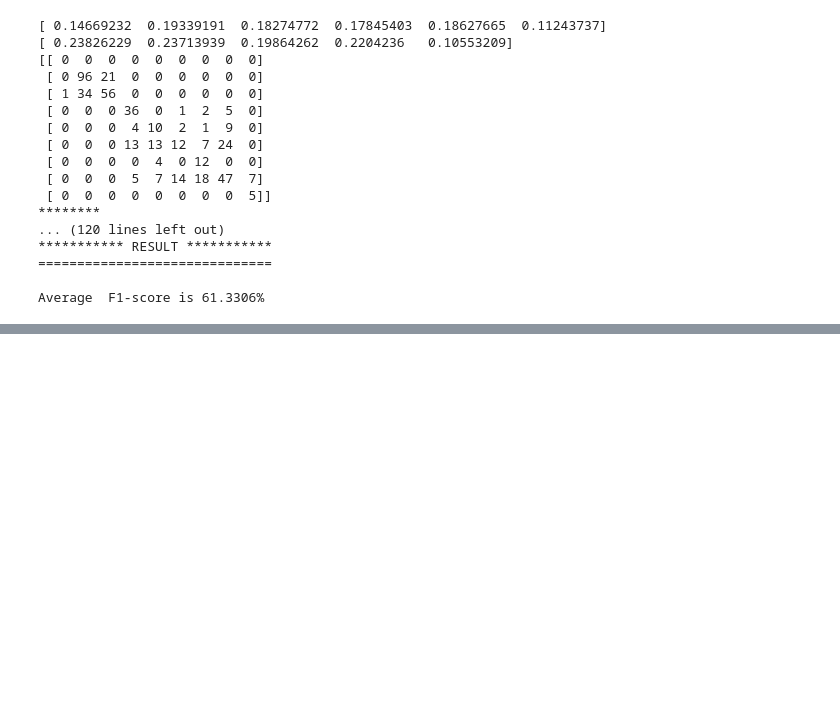
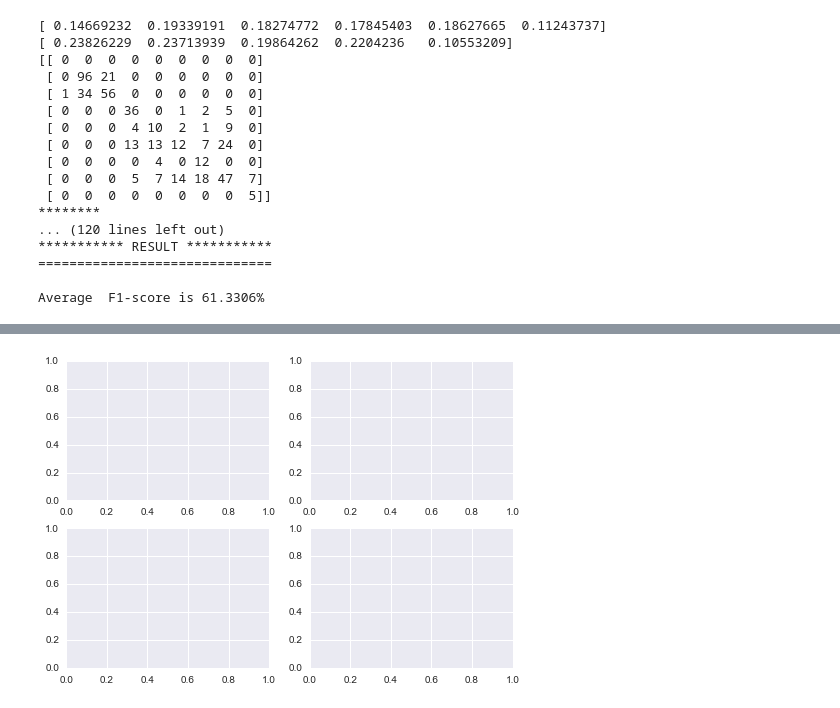
Before and after one commit to lperozzi/2016-ml-contest_liamlearn, a Jupyter notebook: Preparing_submission_v0.ipynb, the cells around one changed output, grey strips where cells are left out. Drawn from its saved outputs; the diff is of its cells as text; code cells hidden in the pictures; blank space fills up the shorter version.

```diff
--- a/Preparing_submission_v0.ipynb
+++ b/Preparing_submission_v0.ipynb
@@ -516,2 +497,11 @@ make_facies_pred_plot(new_df,facies_colors)
 # %%
 new_df.to_pickle('Facies_prediction_ml_contest.pkl')
+# %%
+gs = gridspec.GridSpec(2, 2)
+
+ax1 = plt.subplot(gs[0])
+ax2 = plt.subplot(gs[1])
+ax3 = plt.subplot(gs[2])
+ax4 = plt.subplot(gs[3])
+# %% [output]
+[figure, added]
```
Also changed, not shown: parts of 3 cells of this notebook.
